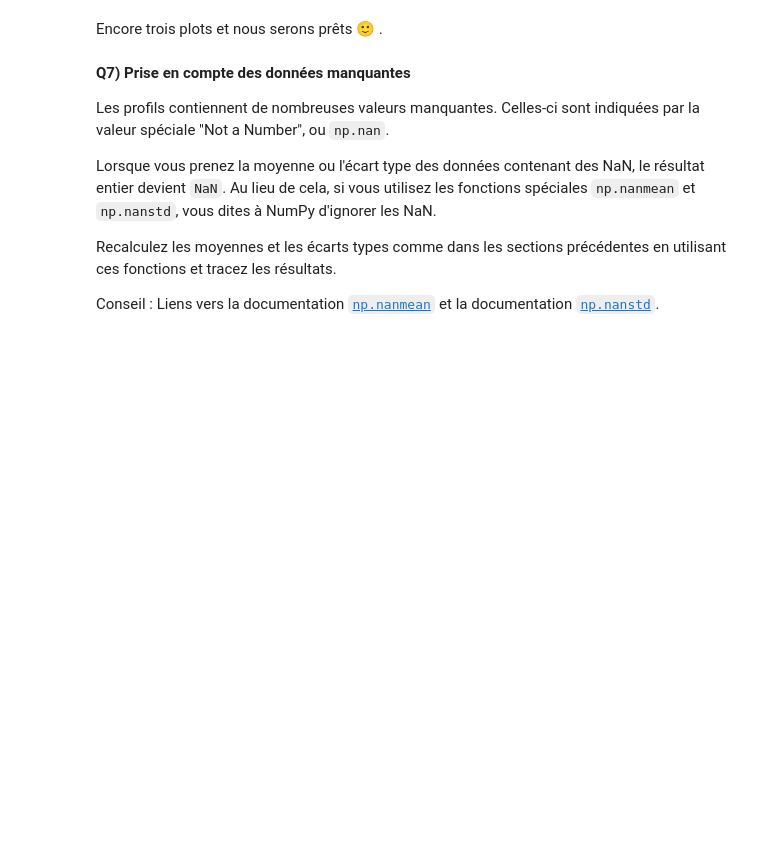
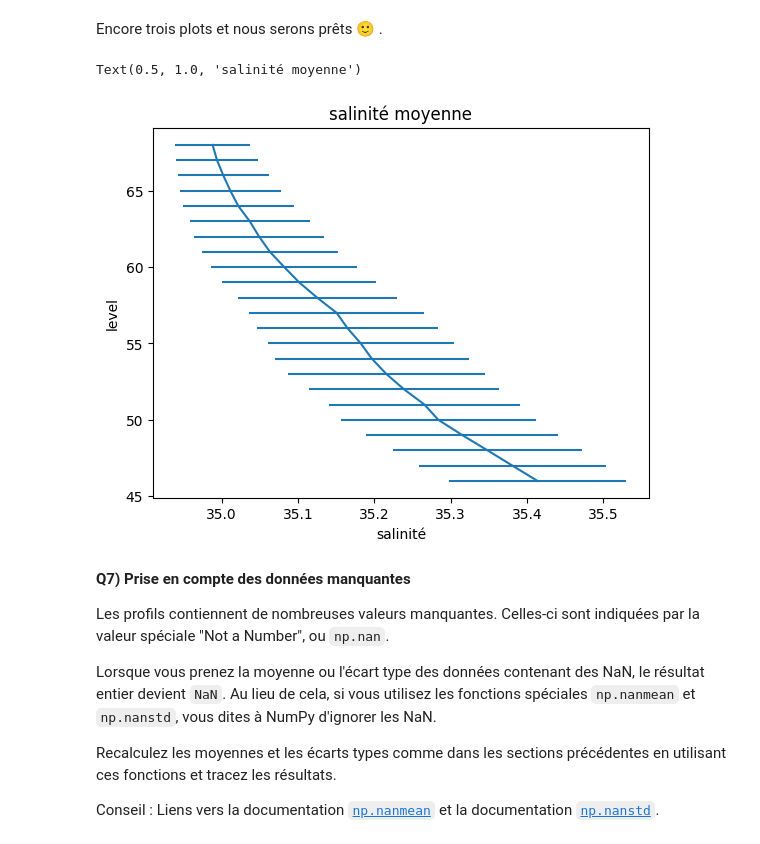
Before and after one commit to remi0605/2024_Geoinformatique_I, a Jupyter notebook: S4_IP_exercice.ipynb, the cells around one changed output. Cells and saved outputs as stored; diff of their text form; code cells hidden in the pictures; blank space fills up the shorter version.

```diff
--- a/S4_IP_exercice.ipynb
+++ b/S4_IP_exercice.ipynb
@@ -234,6 +246,6 @@ mean_T = np.mean(T,axis=1)
 # %%
-mean_T = np.mean(T)
-meant_S = np.mean(S)
-mean_P = np.mean(P)
-   print(mean_T)
+mean_T = np.mean(T,axis=1)
+mean_S = np.mean(S,axis=1)
+mean_P = np.mean(P,axis=1)
+print(mean_T)
 # %% [output]
@@ -242,6 +266,8 @@ mean_P = np.mean(P)
 ... et les écarts types.
 # %%
 std_T = np.std(T,axis=1)
+std_P = np.std(P,axis=1)
+std_S = np.std(S,axis=1)
 # %% [markdown]
 Vérifiez qu'elles ont la même forme que vos coordonnées de niveau vertical `lev` :
 # %%
@@ -264,6 +290,14 @@ Text(0.5, 1.0, 'Profils de températures moyennes')
 [figure]
 # %% [markdown]
 Encore trois plots et nous serons prêts 🙂 .
+# %%
+plt.errorbar(mean_S,level,xerr=std_S)
+plt.xlabel("salinité")
+plt.ylabel("level")
+plt.title("salinité moyenne")
+# %% [output]
+Text(0.5, 1.0, 'salinité moyenne')
+[figure, added]
 # %% [markdown]
 **Q7) Prise en compte des données manquantes**
 
```
Also changed, not shown: parts of 11 cells of this notebook.
